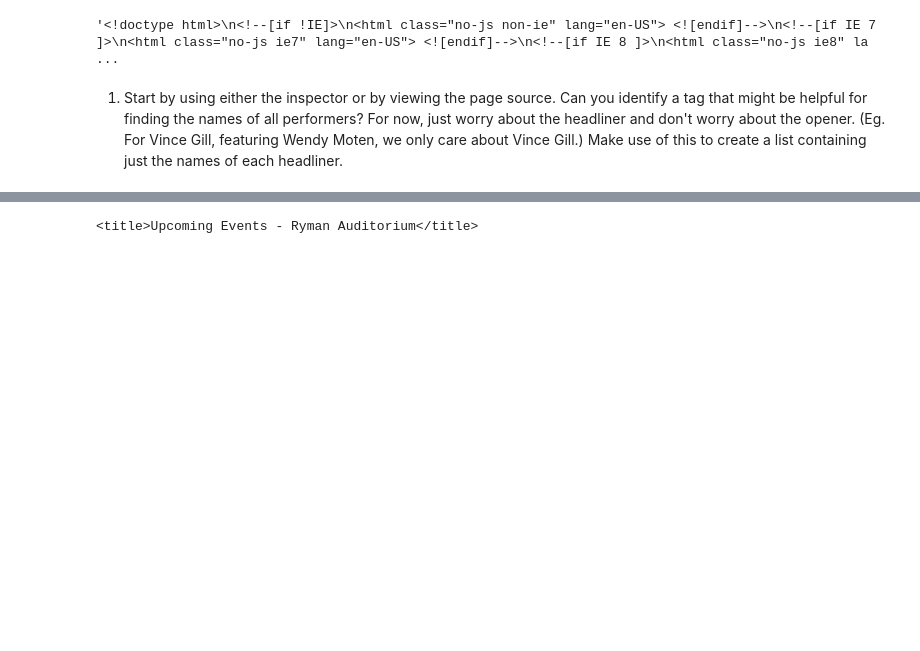
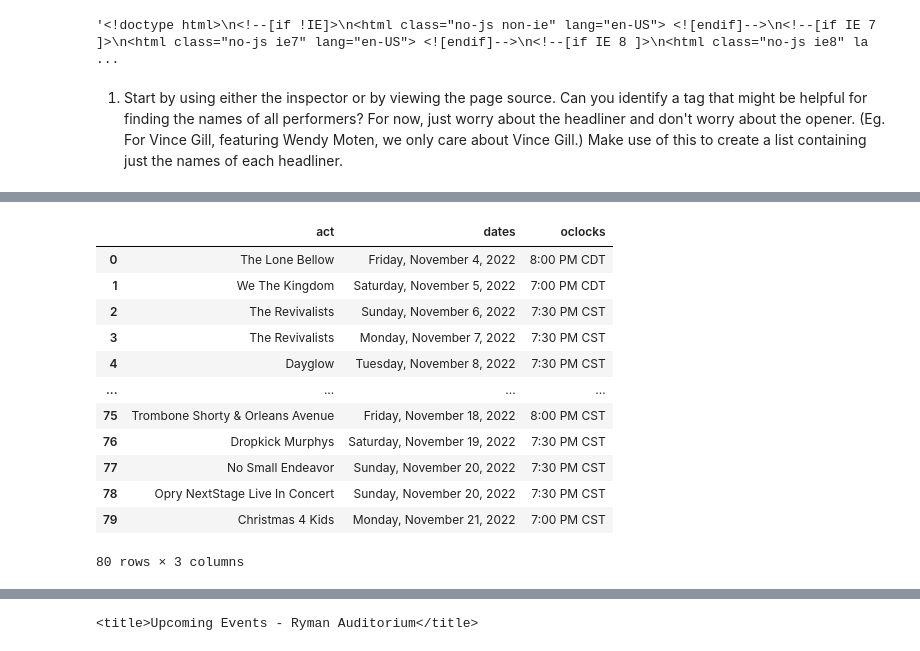
Before and after one commit to NSS-Data-Analytics-Cohort-7/web-scraping-ryman-sarahmissimer, a Jupyter notebook: notebook/Web Scraping Ryman.ipynb, the cells around one changed output, grey strips where cells are left out. Saved outputs shown, nothing was run; the diff lists cells and outputs as text; code cells hidden in the pictures; blank space fills up the shorter version.

```diff
--- a/notebook/Web Scraping Ryman.ipynb
+++ b/notebook/Web Scraping Ryman.ipynb
@@ -26,3 +240,45 @@ soup = BS(response.text)
+# %%
+names = []
+dates = []
+oclocks = []
+
+for page in range(1,5):
+
+    url = f'https://ryman.com/events/list/?tribe_event_display=list&tribe_paged={page}'
+    response = requests.get(URL)
+    soup = BS(response.text)
+
+    name_soup = soup.findAll('a', {'class': 'tribe-event-url'})
+    names.extend([name.text.strip() for name in name_soup])
+
+    time_soup = soup.findAll('time')
+    times = [time.text for time in time_soup]
+
+    for time in times:
+        dates.append(time.split(" at ")[0])
+        oclocks.append(time.split(" at ")[1])
+
+five_pages_df = pd.DataFrame({
+    'act': names,
+    'dates': dates,
+    'oclocks': oclocks
+})
+# %%
+five_pages_df
+# %% [output]
+|  | act | dates | oclocks |
+| 0 | The Lone Bellow | Friday, November 4, 2022 | 8:00 PM CDT |
+| 1 | We The Kingdom | Saturday, November 5, 2022 | 7:00 PM CDT |
+| 2 | The Revivalists | Sunday, November 6, 2022 | 7:30 PM CST |
+| 3 | The Revivalists | Monday, November 7, 2022 | 7:30 PM CST |
+| 4 | Dayglow | Tuesday, November 8, 2022 | 7:30 PM CST |
+| ... | ... | ... | ... |
+| 75 | Trombone Shorty & Orleans Avenue | Friday, November 18, 2022 | 8:00 PM CST |
+| 76 | Dropkick Murphys | Saturday, November 19, 2022 | 7:30 PM CST |
+| 77 | No Small Endeavor | Sunday, November 20, 2022 | 7:30 PM CST |
+| 78 | Opry NextStage Live In Concert | Sunday, November 20, 2022 | 7:30 PM CST |
+| 79 | Christmas 4 Kids | Monday, November 21, 2022 | 7:00 PM CST |
+80 rows × 3 columns
 # %%
 print(soup.prettify())
 # %% [output]
```
Also changed, not shown: parts of 15 cells of this notebook, 2 other files.
